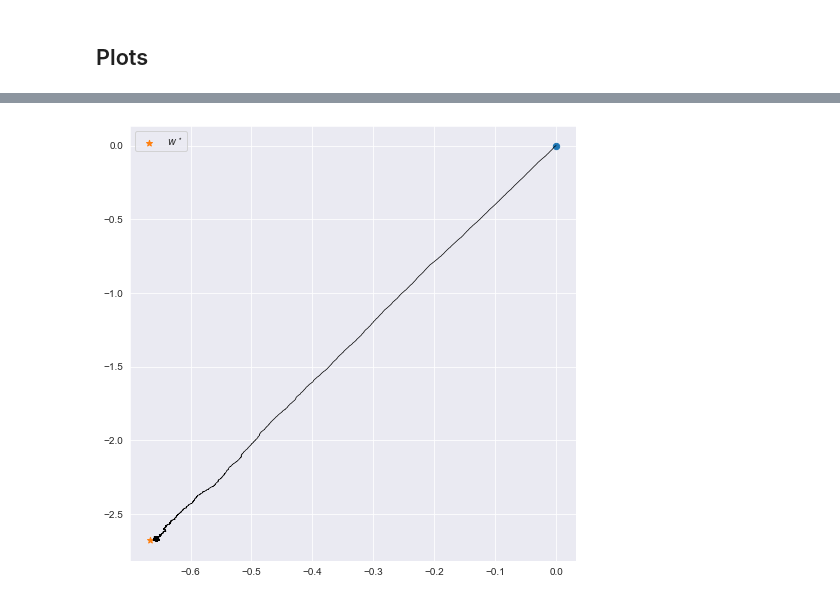
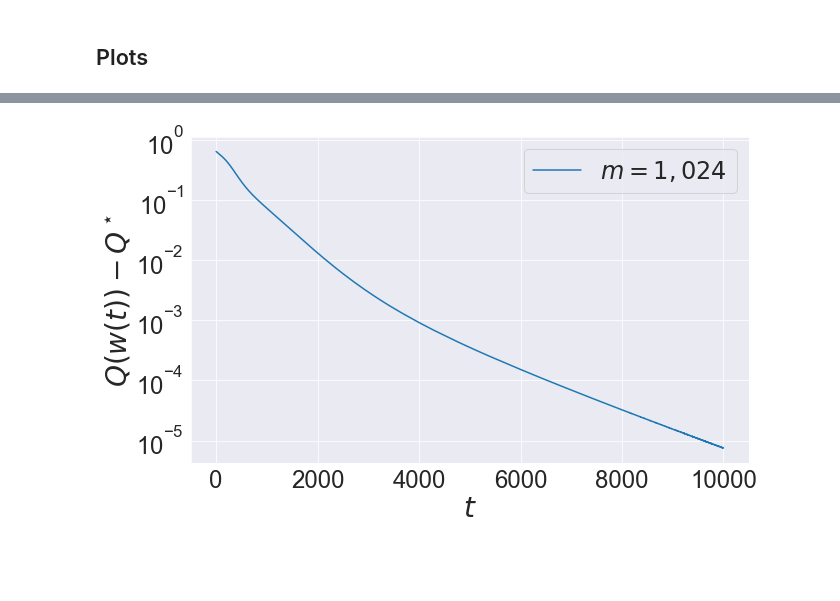
Before and after one commit to karl-hajjar/learning-structure, a Jupyter notebook: learning-structure/notebooks/two-layer-linear-net.ipynb, the cells around one changed output, grey strips where cells are left out. Drawn from its saved outputs; the diff is of its cells as text; code cells hidden in the pictures; blank space fills up the shorter version.

```diff
--- a/learning-structure/notebooks/two-layer-linear-net.ipynb
+++ b/learning-structure/notebooks/two-layer-linear-net.ipynb
@@ -119,6 +110,8 @@ networks = {i: {width: linear_net.LinearNet(input_dim=input_dim, width=width, bi
 for dic in networks.values():
     for network in dic.values():
         network.train()
+        with torch.no_grad():
+            network.input_layer.weight.data.copy_(alpha_init * network.input_layer.weight.detach().data)
 optimizers = {i: {width: torch.optim.SGD(networks[i][width].parameters(), lr=width * base_lr)
                   for width in widths}
               for i in range(n_trials)}
@@ -129,7 +122,11 @@ def train(network, optimizer):
     train_losses = []
     val_losses = []
     y_hat_vals = []
-    ws = [np.zeros(input_dim)]
+    #ws = [np.zeros(input_dim)]
+    with torch.no_grad():
+        ws_m = 0.5 * network.input_layer.weight.detach() * \
+                         torch.transpose(network.output_layer.weight.detach(), 0, 1)
+        ws = [np.mean(ws_m.numpy(), axis=0)]
     with torch.no_grad():
         as_squared = [np.mean(network.output_layer.weight.detach().numpy().reshape(-1) **2 )]
 
@@ -563,10 +188,39 @@ array([-0.24131739, -0.6662252 , -0.18208835,  0.2773863 ,  1.9223922 ,
-# %%
-(k1, k2) = (1, 5)
-figure = plt.figure(figsize=(8, 8))
-plt.scatter(ws[0, k1], ws[0, k2], marker='o', s=40)
-plt.plot(ws[:, k1], ws[:, k2], color='black', linewidth=0.7)
-plt.scatter(w_star[k1], w_star[k2], marker='*', s=40, label='$w^\\star$')
-plt.legend()
-plt.show()
-# %% [output]
-[figure, removed]
+# %%
+data_frames = []
+for i in range(n_trials):
+    for width in widths:
+        data_ = pd.DataFrame(columns=['trial', 'width', '$t$', 'training_loss'])
+        data_['training_loss'] = training_results[i][width]['train_losses']
+        data_['trial'] = i
+        data_['width'] = width
+        data_['$t$'] = np.arange(len(training_results[i][width]['train_losses']))
+
+        data_frames.append(data_)
+
+data = pd.concat(data_frames, axis=0, ignore_index=True)
+agg_df = data.groupby(by=['width', '$t$']).agg({'training_loss' : [np.min, np.max, np.mean]})
+df = agg_df.reset_index(level=[0, 1])
+
+df = pd.concat([df[['width', '$t$']], df['training_loss']], axis=1)
+df.columns = ['width', '$t$', 'min', 'max', 'mean']
+
+# df.head()
+# %%
+df_by_width = df.groupby('width')
+plt.figure(figsize=(10, 6))
+plt.yscale('log')
+for width, df_width in df_by_width:
+    plt.plot(df_width['$t$'].values, df_width['mean'].values - global_min, label='$m={:,}$'.format(width))
+    plt.fill_between(df_width['$t$'].values, df_width['min'].values  - global_min,
+                     df_width['max'].values - global_min, alpha=0.2)
+
+#plt.plot(np.arange(n_steps), [np.exp(-2 * base_lr * lambda_min * t) for t in np.arange(n_steps)], linewidth=2.0,
+#         label='$e^{-2 \eta \lambda_{min} t}$', color='black')
+plt.xlabel('$t$', fontsize=28)
+plt.ylabel('$Q(w(t)) - Q^\star$', fontsize=28)
+plt.xticks(fontsize=24)
+plt.yticks(fontsize=24)
+plt.legend(fontsize=24)
+plt.show()
+# %% [output]
+[figure, added]
```
Also changed, not shown: parts of 44 cells of this notebook, 2 other files.
